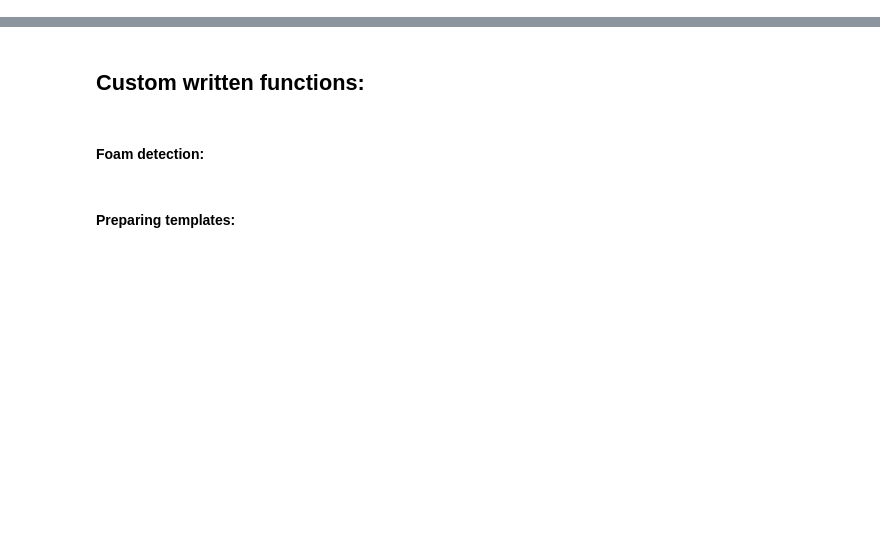
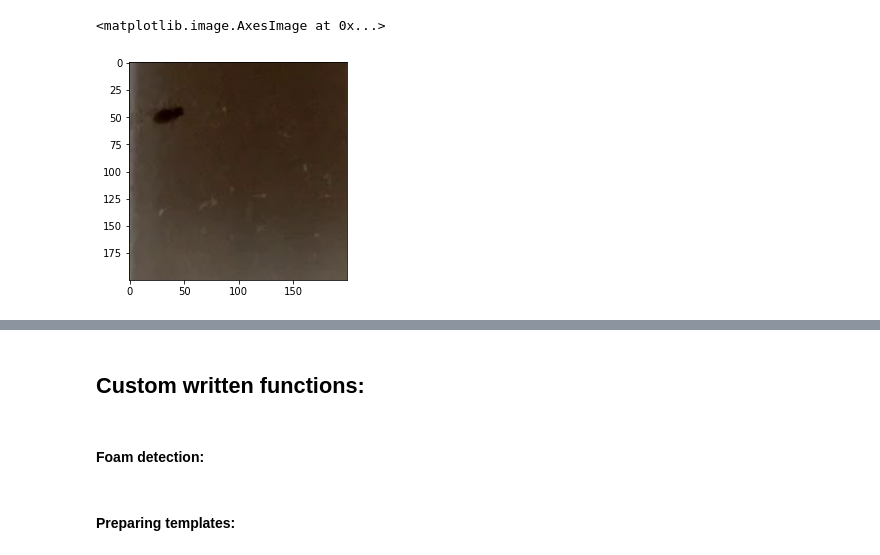
Before and after one commit to DennisDoll/Teaching, a Jupyter notebook: Methods_in_Neuroscience_2022/Full_code.ipynb, the cells around one changed output, grey strips where cells are left out. Cells and saved outputs as stored; diff of their text form; code cells hidden in the pictures; blank space fills up the shorter version.

```diff
--- a/Methods_in_Neuroscience_2022/Full_code.ipynb
+++ b/Methods_in_Neuroscience_2022/Full_code.ipynb
@@ -19,0 +66,5 @@ from typing import Tuple
+# %%
+plt.imshow(vial[300:500, 100:300])
+# %% [output]
+<matplotlib.image.AxesImage at 0x...>
+[figure, added]
```
Also changed, not shown: parts of 19 cells of this notebook.
